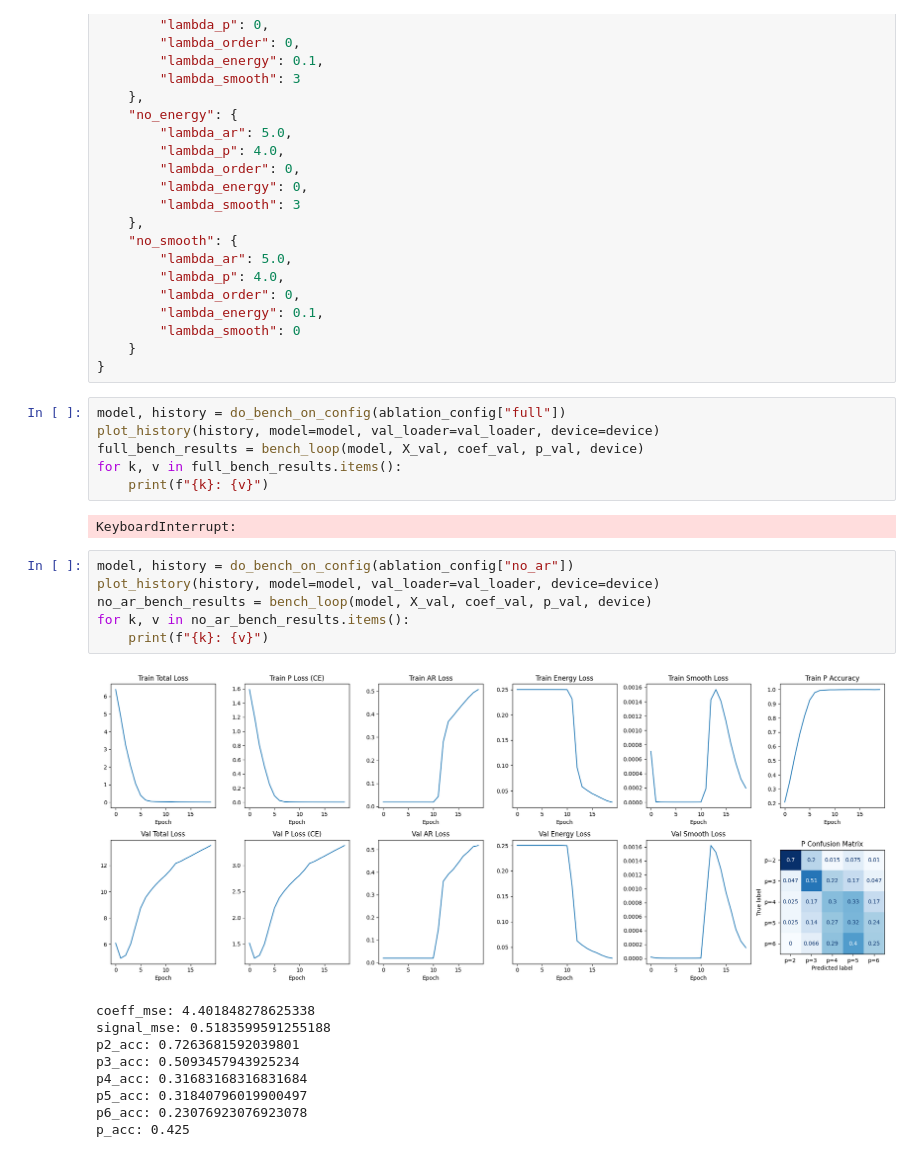
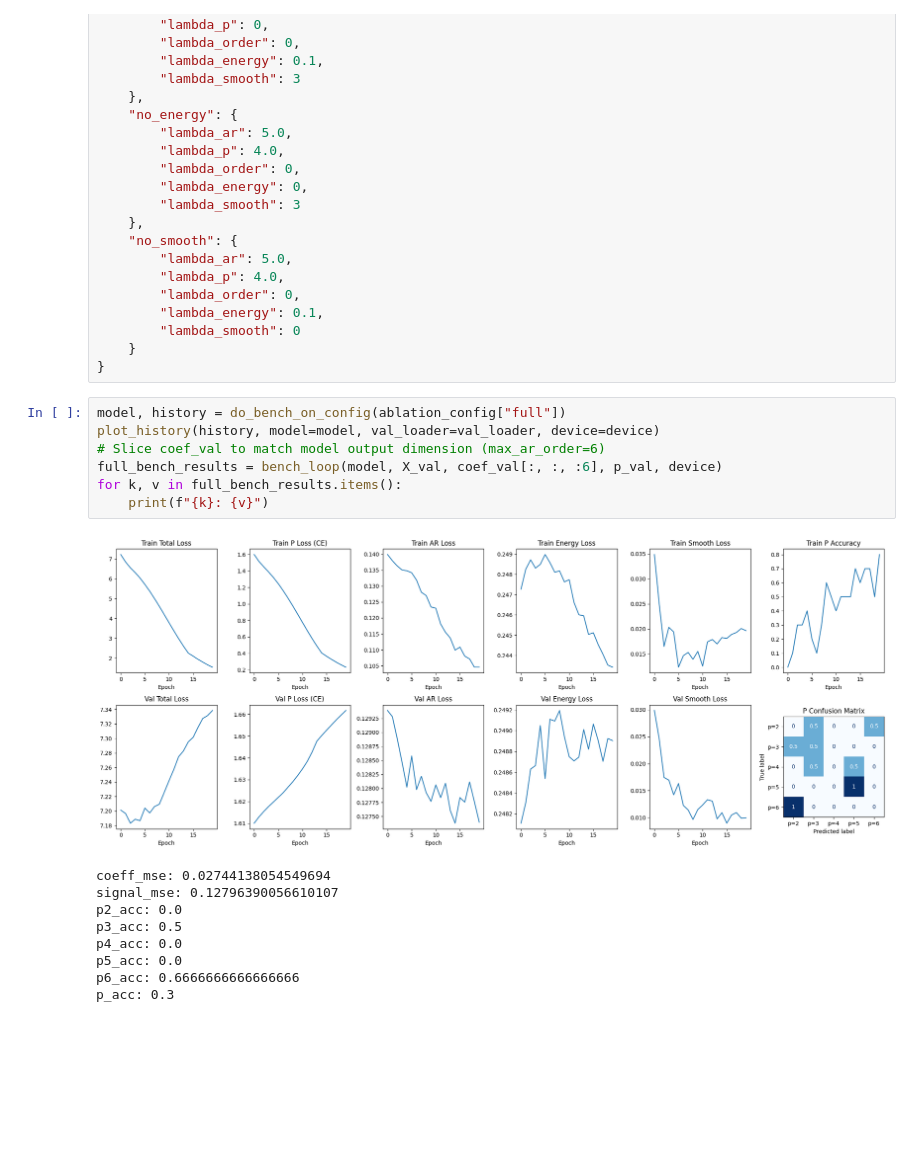
Before and after one commit to erfanzabeh/StocasticDiffEq_Simulation, a Jupyter notebook: notebooks/PINN ablation_studies copy.ipynb, the cells around one changed output. Drawn from its saved outputs; the diff is of its cells as text; blank space fills up the shorter version.

```diff
--- a/notebooks/PINN ablation_studies copy.ipynb
+++ b/notebooks/PINN ablation_studies copy.ipynb
@@ -265,24 +195,17 @@ ablation_config = {
 # %%
 model, history = do_bench_on_config(ablation_config["full"])
 plot_history(history, model=model, val_loader=val_loader, device=device)
-full_bench_results = bench_loop(model, X_val, coef_val, p_val, device)
+# Slice coef_val to match model output dimension (max_ar_order=6)
+full_bench_results = bench_loop(model, X_val, coef_val[:, :, :6], p_val, device)
 for k, v in full_bench_results.items():
     print(f"{k}: {v}")
 # %% [output]
+[figure, added]
-KeyboardInterrupt:
+coeff_mse: 0.02744138054549694
+signal_mse: 0.12796390056610107
+p2_acc: 0.0
+p3_acc: 0.5
+p4_acc: 0.0
+p5_acc: 0.0
+p6_acc: 0.6666666666666666
+p_acc: 0.3
-# %%
-model, history = do_bench_on_config(ablation_config["no_ar"])
-plot_history(history, model=model, val_loader=val_loader, device=device)
-no_ar_bench_results = bench_loop(model, X_val, coef_val, p_val, device)
-for k, v in no_ar_bench_results.items():
-    print(f"{k}: {v}")
-# %% [output]
-[figure, removed]
-coeff_mse: 4.401848278625338
-signal_mse: 0.5183599591255188
-p2_acc: 0.7263681592039801
-p3_acc: 0.5093457943925234
-p4_acc: 0.31683168316831684
-p5_acc: 0.31840796019900497
-p6_acc: 0.23076923076923078
-p_acc: 0.425
```
Also changed, not shown: parts of 9 cells of this notebook.
